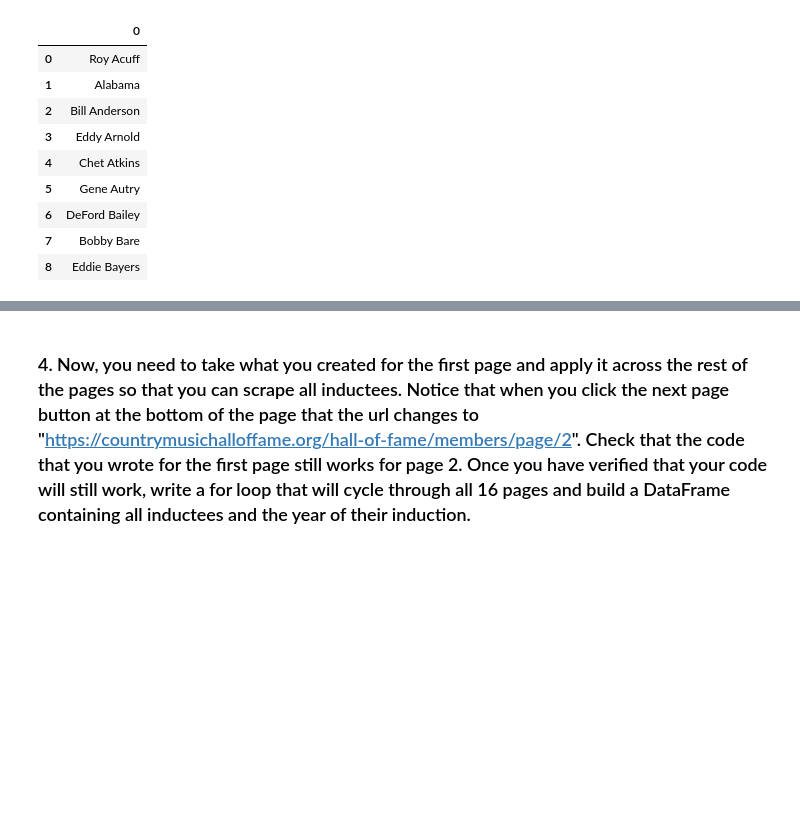
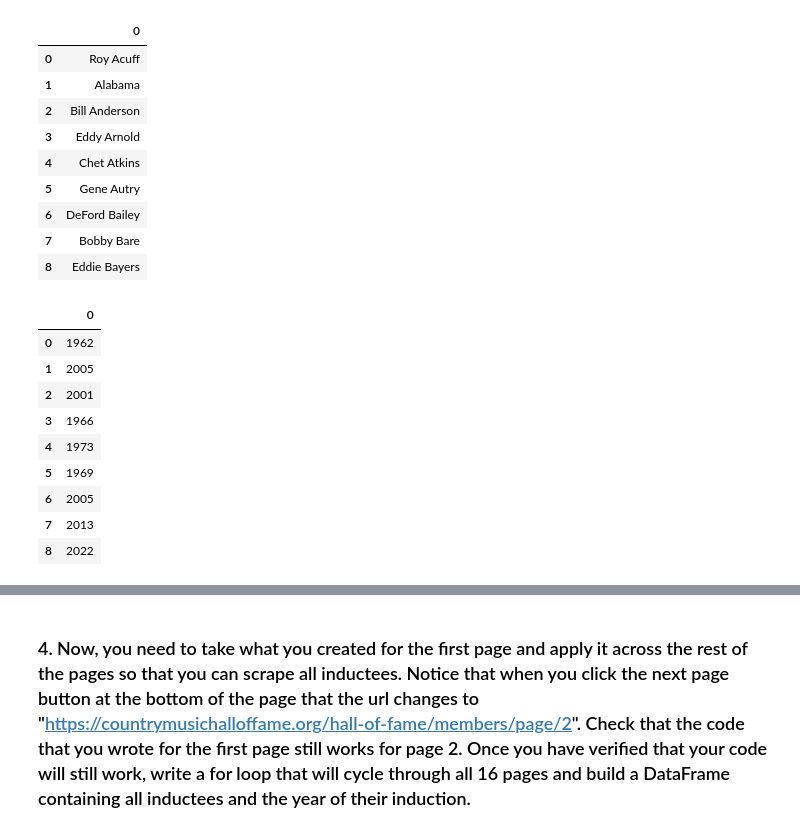
Before and after one commit to NSS-Data-Analytics-Cohort-6/web-scraping-country-music-hof-jmdrumright, a Jupyter notebook: notebooks/cmhof_jasmine.ipynb, the cells around one changed output, grey strips where cells are left out. Drawn from its saved outputs; the diff is of its cells as text; code cells hidden in the pictures; blank space fills up the shorter version.

```diff
--- a/notebooks/cmhof_jasmine.ipynb
+++ b/notebooks/cmhof_jasmine.ipynb
@@ -204,3 +180,16 @@ members_df
 | 8 | Eddie Bayers |
 # %%
 # Convert years_list to a dataframe
+years_df = pd.DataFrame(years)
+years_df
+# %% [output]
+|  | 0 |
+| 0 | 1962 |
+| 1 | 2005 |
+| 2 | 2001 |
+| 3 | 1966 |
+| 4 | 1973 |
+| 5 | 1969 |
+| 6 | 2005 |
+| 7 | 2013 |
+| 8 | 2022 |
```
Also changed, not shown: parts of 15 cells of this notebook.
